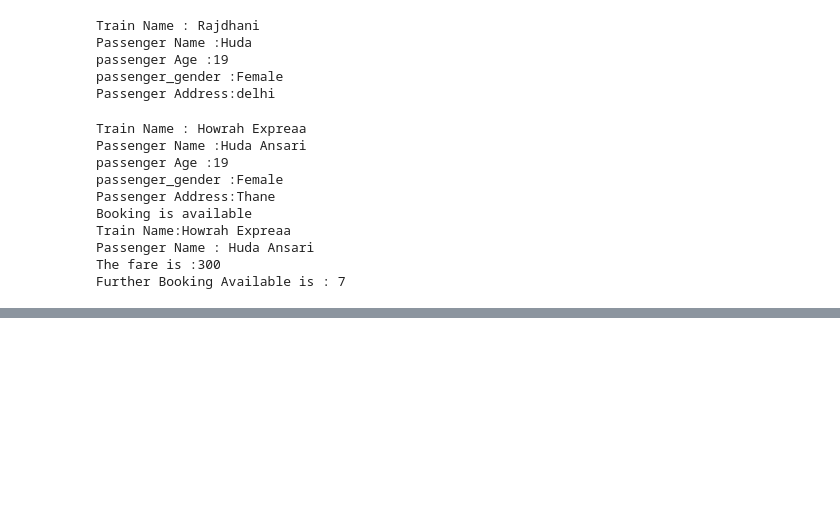
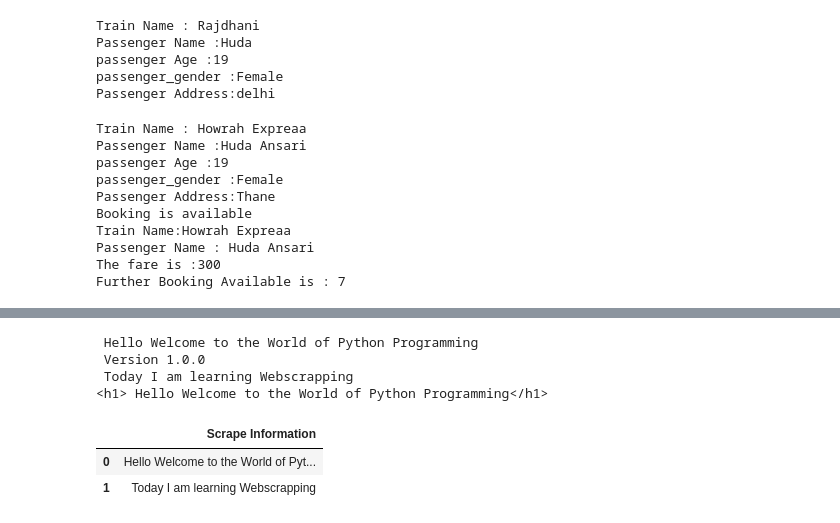
Before and after one commit to hudaa0412/python_programming, a Jupyter notebook: Introduction/Lecture01.ipynb, the cells around one changed output, grey strips where cells are left out. Saved outputs shown, nothing was run; the diff lists cells and outputs as text; code cells hidden in the pictures; blank space fills up the shorter version.

```diff
--- a/Introduction/Lecture01.ipynb
+++ b/Introduction/Lecture01.ipynb
@@ -939,0 +1710,7 @@ Further Booking Available is : 7
+# %%
+text_to_search = '''Hello World,I am excited to learn python programming'''
+pattern = re.compile(r'e')
+matches = pattern.finditer(text_to_search)
+
+for i in matches :
+    print(i)
@@ -939,0 +1794,29 @@ Further Booking Available is : 7
+# %%
+from bs4 import BeautifulSoup
+
+html = "<h1> Hello Welcome to the World of Python Programming</h1> \n <p> Version 1.0.0</p> \n <h1> Today I am learning Webscrapping</h1>"
+
+info= BeautifulSoup(html)
+
+print(info.text)
+
+print(info.find('h1'))
+# %% [output]
+ Hello Welcome to the World of Python Programming
+ Version 1.0.0
+ Today I am learning Webscrapping
+<h1> Hello Welcome to the World of Python Programming</h1>
+# %%
+data = info.find_all('h1')
+content=[]
+for i in data:
+
+    content.append(i.text)
+# %%
+import pandas as pd
+df = pd.DataFrame(content,columns = ['Scrape Information'])
+df
+# %% [output]
+|  | Scrape Information |
+| 0 | Hello Welcome to the World of Pyt... |
+| 1 | Today I am learning Webscrapping |
```
Also changed, not shown: parts of 61 cells of this notebook, 5 other files.
